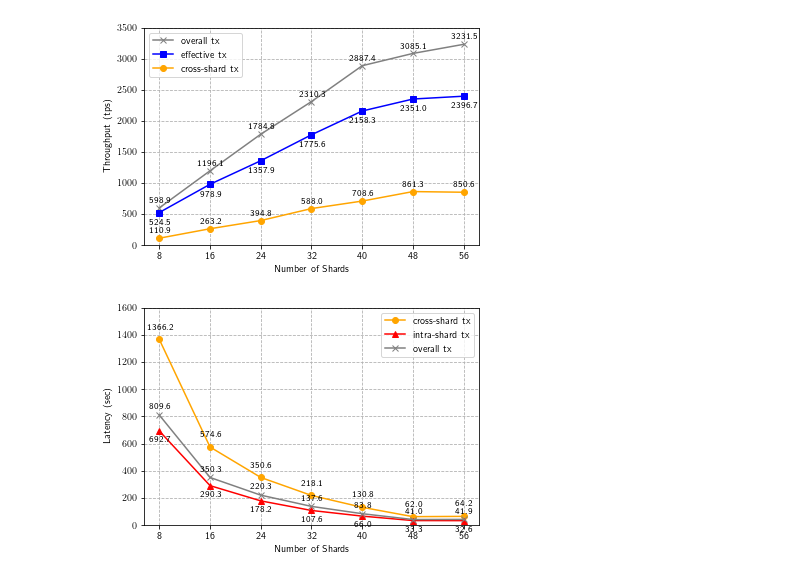
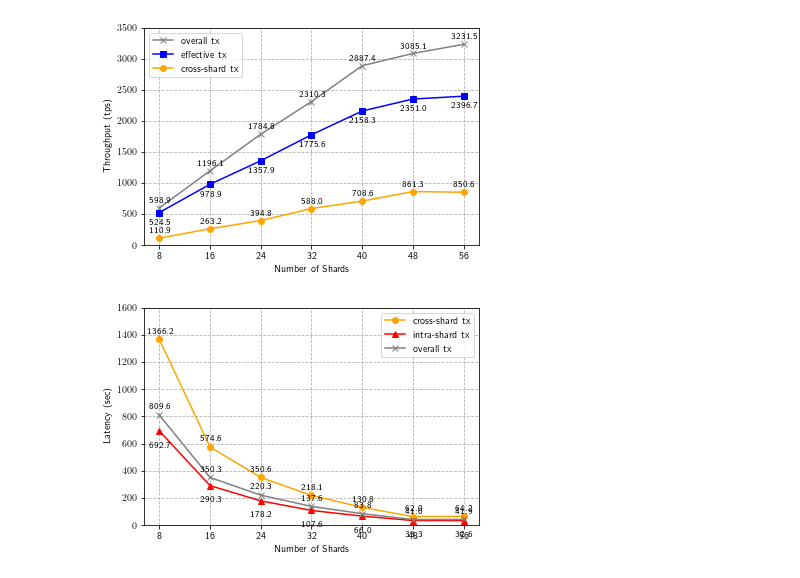
Before and after one commit to wzh4464/jessufig, a Jupyter notebook: draw_xshard.ipynb, the cells around one changed output. Saved outputs shown, nothing was run; the diff lists cells and outputs as text; code cells hidden in the pictures.

```diff
--- a/draw_xshard.ipynb
+++ b/draw_xshard.ipynb
@@ -172,44 +177,36 @@ data = np.transpose(df.to_numpy())
 data = data.round(1)
 
 
-def plot_line_chart(data,pic_name='txrate',save=False,xlabel="TX rate / (TXs/Sec)",ylabel="Throughput (tps)",text_location=50,ylim=2800,labellist=['bsize=100','bsize=150','bsize=80','bsize=50'],ytick_k=False,xlim=1000000,xscale=5):
-    colorlist = ['orange','red','grey','black','blue','green']
-    markerlist = ['o','^','x','s','v','1','v']
+def plot_line_chart(data,pic_name='txrate',save=False,xlabel="TX rate / (TXs/Sec)",ylabel="Throughput (tps)",text_location=50,ylim=2800,labellist=['bsize=100','bsize=150','bsize=80','bsize=50'],ytick_k=False,xlim=1000000,xscale=5,colorlist = ['orange','red','grey','black','blue','green'],markerlist = ['o','^','x','s','v','1','v']):
     x = data[0,:]
     ynum = np.size(data,0)-1
     y = data[1:ynum+1,:]
     fig, leftaxis = plt.subplots(figsize=(6, 4))
     for i in range(ynum):
         leftaxis.plot(x, y[i,:], color=colorlist[i], label=labellist[i],zorder=2,marker=markerlist[i])
         for j, val in enumerate(y[i,:]):
             if i==1:
-                leftaxis.text(x[j], val-3.2*text_location, val, horizontalalignment='center', verticalalignment='bottom', fontdict={'fontweight':500, 'size':9})
-                # leftaxis.text(x[j], val-4.5*text_location, val, horizontalalignment='center', verticalalignment='bottom', fontdict={'fontweight':500, 'size':9, 'color':'red'})
+                leftaxis.text(x[j], val-4.5*text_location, val, horizontalalignment='center', verticalalignment='bottom', fontdict={'fontweight':500, 'size':9})
             else:
-                if i == 2:
-                    # leftaxis.text(x[j], val+text_location, val, horizontalalignment='center', verticalalignment='bottom', fontdict={'fontweight':500, 'size':9,'color':'red'})
-                    leftaxis.text(x[j], val+text_location, val, horizontalalignment='center', verticalalignment='bottom', fontdict={'fontweight':500, 'size':9})
-                else:
-                    # leftaxis.text(x[j], val+2*text_location, val, horizontalalignment='center', verticalalignment='bottom', fontdict={'fontweight':500, 'size':9,'color':'green'})
-                    leftaxis.text(x[j], val+2*text_location, val, horizontalalignment='center', verticalalignment='bottom', fontdict={'fontweight':500, 'size':9})
+                leftaxis.text(x[j], val+text_location, val, horizontalalignment='center', verticalalignment='bottom', fontdict={'fontweight':500, 'size':9})
 
     leftaxis.grid(axis='y',linestyle='--',zorder=0)
     leftaxis.grid(axis='x',linestyle='--',zorder=0)
 
     leftaxis.set_xlabel(xlabel)
     leftaxis.set_ylabel(ylabel)
     leftaxis.set_ylim(0, ylim)
     leftaxis.set_xticks(x, x.astype(int))
     # print(x)
     leftaxis.legend(loc=0)
     if ytick_k:
         plt.yticks(np.linspace(0,xlim,xscale+1),np.linspace(0,10,xscale+1))
         plt.xticks(np.linspace(8,64,8))
         leftaxis.set_xlim(4, 68)
     if save:
         plt.savefig("pic/"+time.strftime("%Y-%m-%d %H:%M:%S", time.localtime())+"_Figure_"+pic_name+".png", dpi=600, bbox_inches='tight')
     plt.show()
 
-plot_line_chart(data=data,pic_name='latency',save=True,xlabel="Number of Shards", ylabel="Latency (sec)",text_location=30,ylim=1600,labellist=['cross-shard tx', 'intra-shard tx', 'overall tx'])
+plot_line_chart(data=data,pic_name='latency',save=False,xlabel="Number of Shards", ylabel="Latency (sec)",text_location=30,ylim=1600,labellist=['cross-shard tx', 'intra-shard tx', 'overall tx'])
 # %% [output]
-[figure, old version]
+[figure, new version]
```
Also changed, not shown: parts of 5 cells of this notebook, 4 other files.
